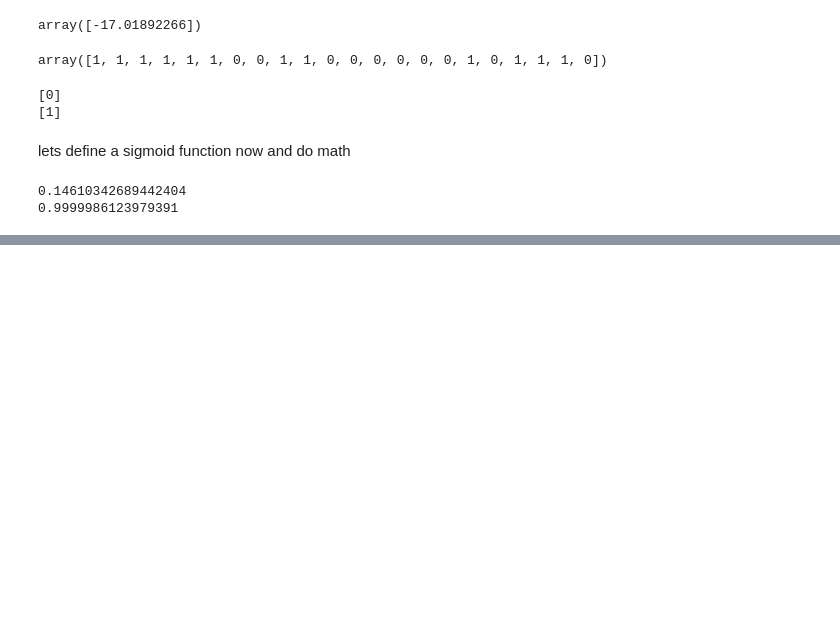
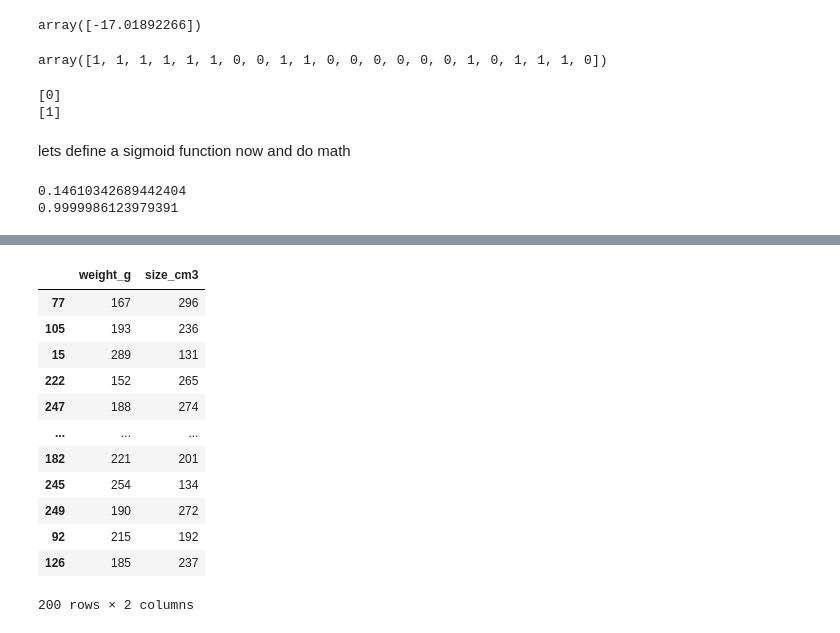
Before and after one commit to komal-15-05/ML, a Jupyter notebook: logistic model/logicstic.ipynb, the cells around one changed output, grey strips where cells are left out. Saved outputs shown, nothing was run; the diff lists cells and outputs as text; code cells hidden in the pictures; blank space fills up the shorter version.

```diff
--- a/logistic model/logicstic.ipynb
+++ b/logistic model/logicstic.ipynb
@@ -143,0 +165,19 @@ print(prediction_function(60))
+# %%
+#lets predict the ripeness of avocados using logistic regression
+from sklearn.model_selection import train_test_split
+x_train, x_test, y_train, y_test = train_test_split(df[['weight_g', 'size_cm3']], df[['ripeness']], test_size=0.2, random_state=9)
+x_train
+# %% [output]
+|  | weight_g | size_cm3 |
+| 77 | 167 | 296 |
+| 105 | 193 | 236 |
+| 15 | 289 | 131 |
+| 222 | 152 | 265 |
+| 247 | 188 | 274 |
+| ... | ... | ... |
+| 182 | 221 | 201 |
+| 245 | 254 | 134 |
+| 249 | 190 | 272 |
+| 92 | 215 | 192 |
+| 126 | 185 | 237 |
+200 rows × 2 columns
```
Also changed, not shown: parts of 9 cells of this notebook, 1 other file.
